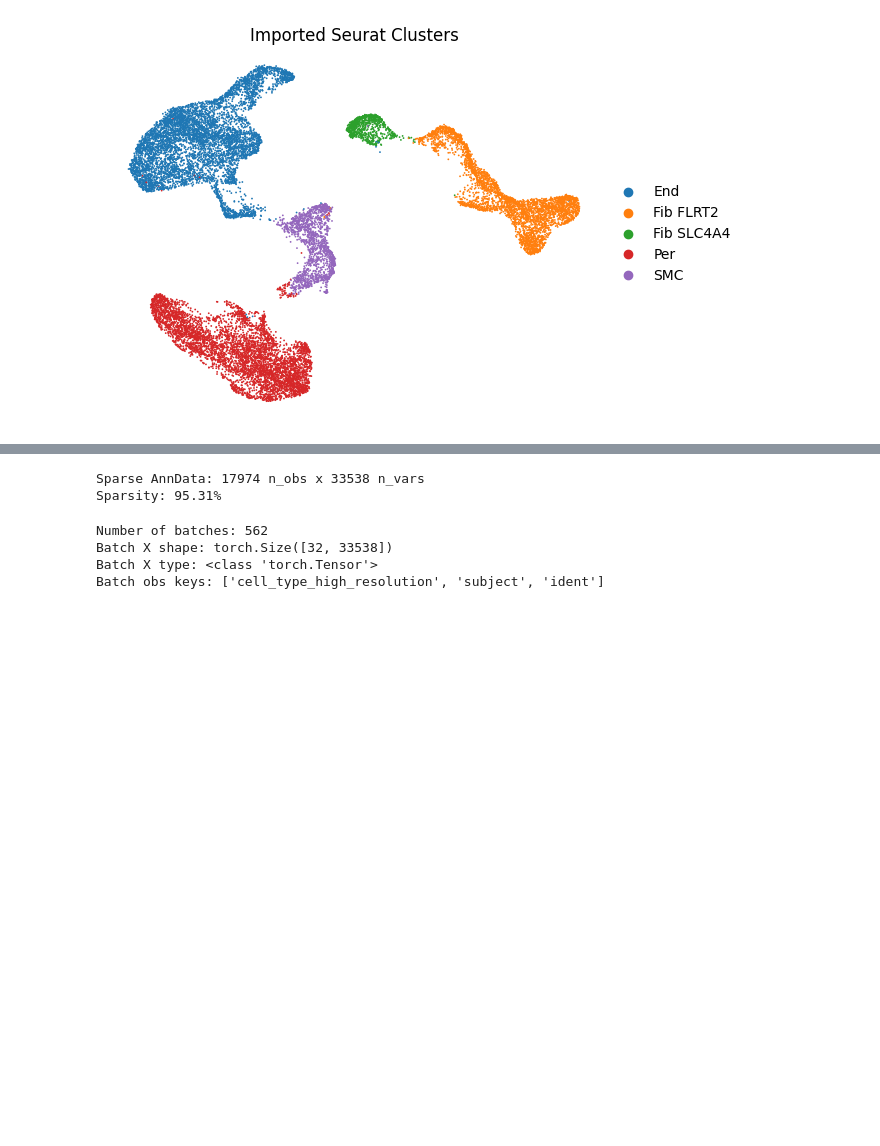
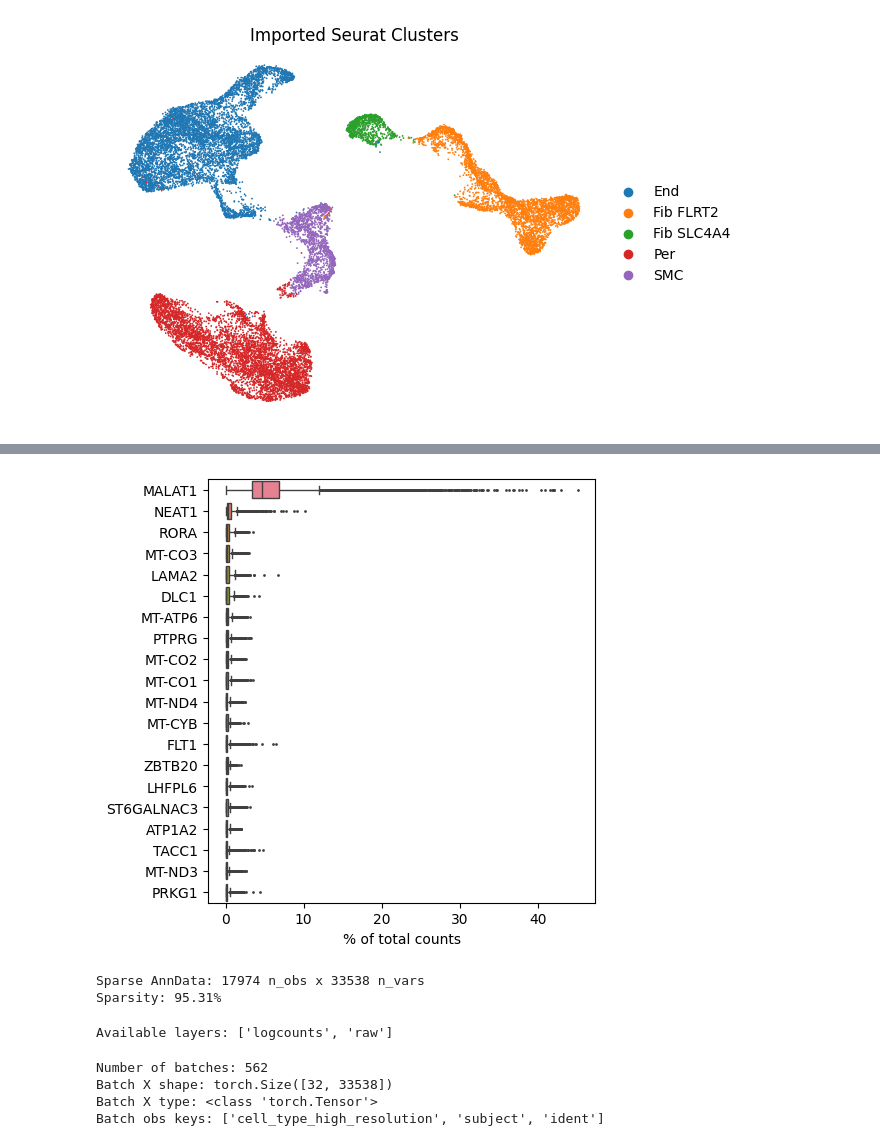
Before and after one commit to ThomasM31/BBTX11-VT26-07, a Jupyter notebook: datatesting.ipynb, the cells around one changed output, grey strips where cells are left out. Cells and saved outputs as stored; diff of their text form; code cells hidden in the pictures; blank space fills up the shorter version.

```diff
--- a/datatesting.ipynb
+++ b/datatesting.ipynb
@@ -96,3 +123,7 @@ TACCTTACATTAACCG-2-0                 Fib FLRT2  ROSMAP-72912   Fib FLRT2
+# %%
+sc.pl.highest_expr_genes(adata, n_top=10)
+# %% [output]
+[figure, added]
 # %%
 # Sparsity Check
 print(f"Sparse AnnData: {adata.n_obs} n_obs x {adata.n_vars} n_vars")
@@ -114,6 +145,13 @@ def read_in_backed(path):
 # adata_backed = read_in_backed(path=vasc_path)
 ## NOTE: Close adata_backed when done!!
 # adata_backed.file.close()
+# %%
+# Layers
+adata.layers["raw"] = adata.X.copy()
+#adata.layers["log1p"] =
+print(f"Available layers: {list(adata.layers.keys())}")
+# %% [output]
+Available layers: ['logcounts', 'raw']
 # %%
 # Annloader
 loader = AnnLoader(adatas=adata, batch_size=32, shuffle=True)
```
Also changed, not shown: parts of 3 cells of this notebook.
